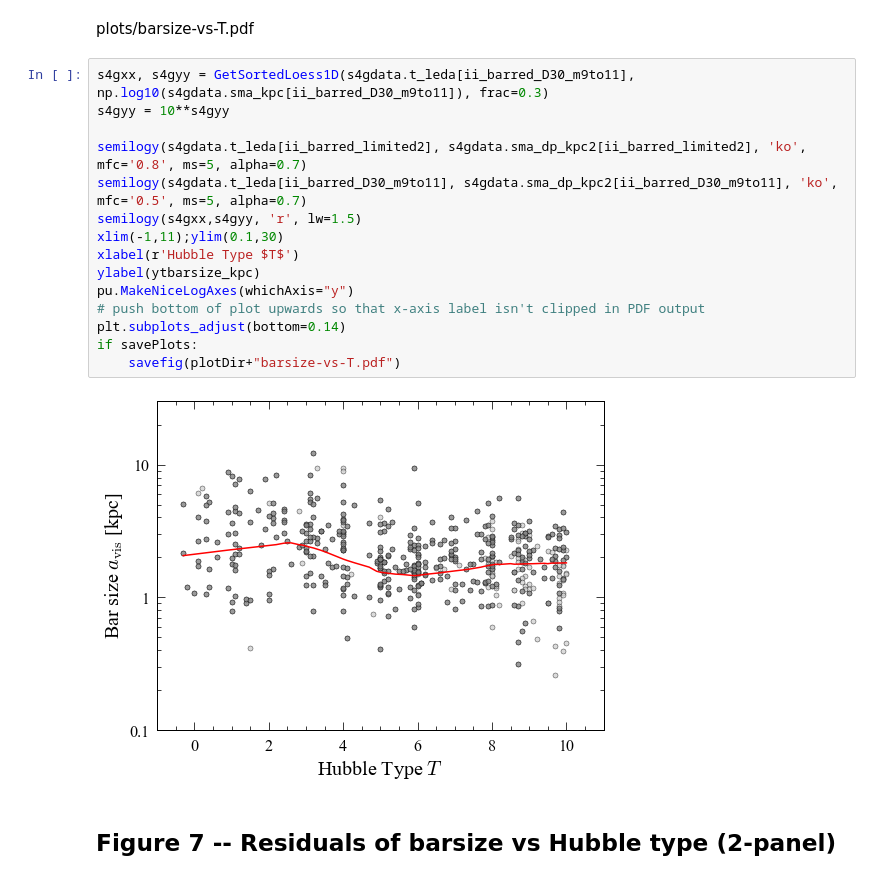
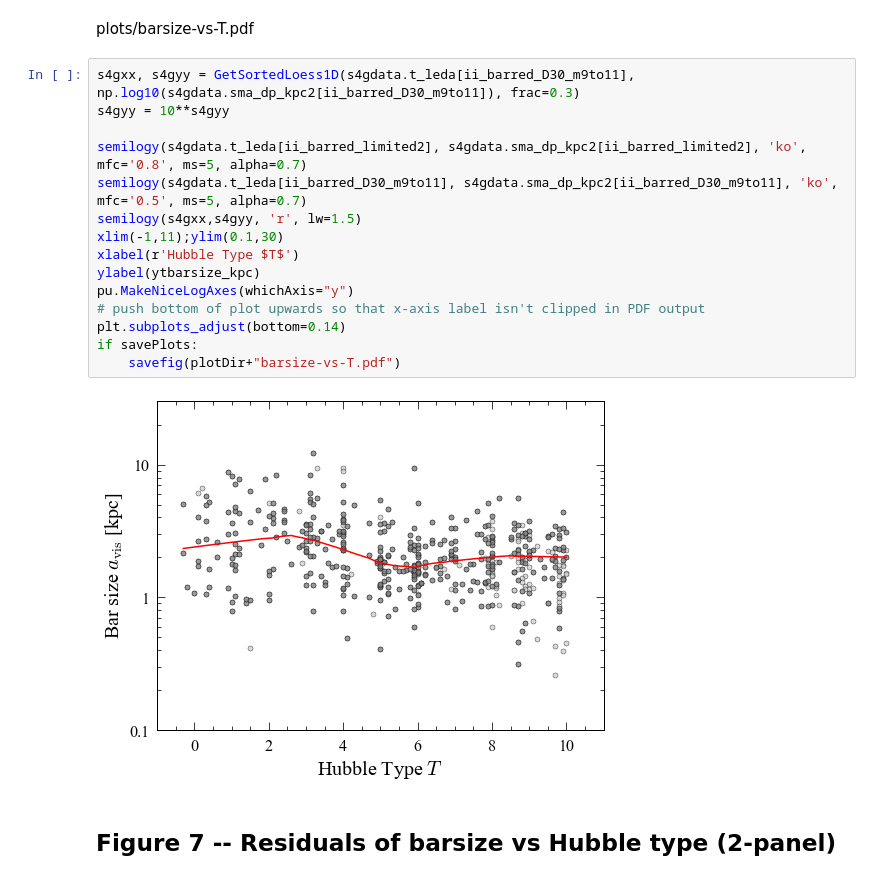
Before and after one commit to perwin/s4g_barsizes, a Jupyter notebook: barsizes_figures_for_paper.ipynb, the cells around one changed output. Saved outputs shown, nothing was run; the diff lists cells and outputs as text.

```diff
--- a/barsizes_figures_for_paper.ipynb
+++ b/barsizes_figures_for_paper.ipynb
@@ -489,22 +483,22 @@ if savePlots:
 # %% [markdown]
 plots/barsize-vs-T.pdf
 # %%
-s4gxx, s4gyy = GetSortedLoess1D(s4gdata.t_leda[ii_barred_D30_m9to11], np.log10(s4gdata.sma_kpc[ii_barred_D30_m9to11]), frac=0.3)
+s4gxx, s4gyy = GetSortedLoess1D(s4gdata.t_leda[ii_barred_D30_m9to11], np.log10(s4gdata.sma_dp_kpc2[ii_barred_D30_m9to11]), frac=0.3)
 s4gyy = 10**s4gyy
 
 semilogy(s4gdata.t_leda[ii_barred_limited2], s4gdata.sma_dp_kpc2[ii_barred_limited2], 'ko', mfc='0.8', ms=5, alpha=0.7)
 semilogy(s4gdata.t_leda[ii_barred_D30_m9to11], s4gdata.sma_dp_kpc2[ii_barred_D30_m9to11], 'ko', mfc='0.5', ms=5, alpha=0.7)
 semilogy(s4gxx,s4gyy, 'r', lw=1.5)
 xlim(-1,11);ylim(0.1,30)
 xlabel(r'Hubble Type $T$')
 ylabel(ytbarsize_kpc)
 pu.MakeNiceLogAxes(whichAxis="y")
 # push bottom of plot upwards so that x-axis label isn't clipped in PDF output
 plt.subplots_adjust(bottom=0.14)
 if savePlots:
     savefig(plotDir+"barsize-vs-T.pdf")
 # %% [output]
-[figure, old version]
+[figure, new version]
 # %% [markdown]
 ## Figure 7 -- Residuals of barsize vs Hubble type (2-panel)
 # %% [markdown]
```
Also changed, not shown: parts of 11 cells of this notebook, 1 other file.
